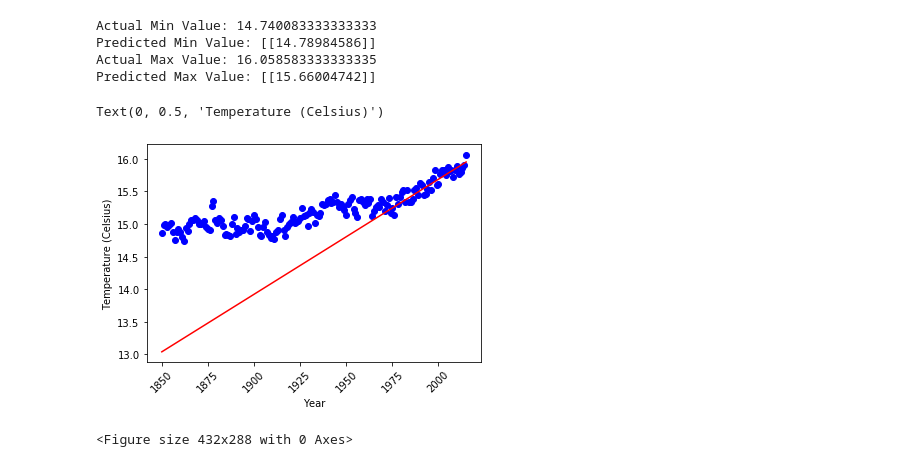
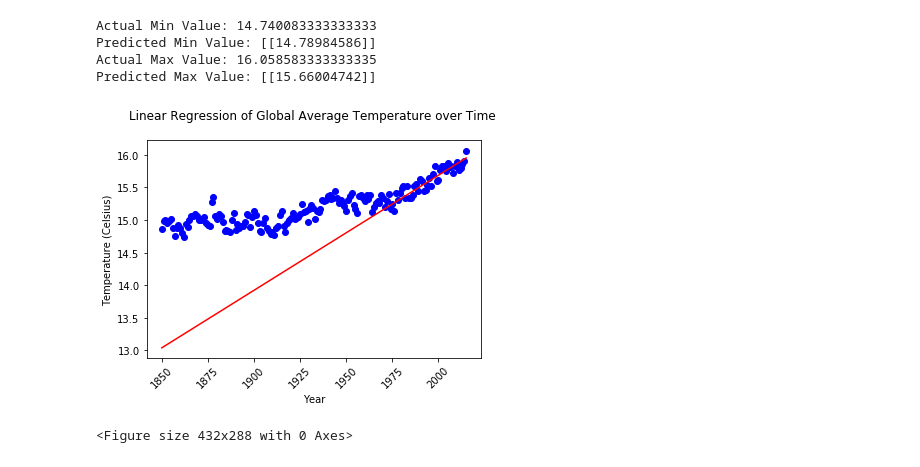
Before and after one commit to magcox5/climate_change_2038, a Jupyter notebook: x_Year_y_Temperature_correlation.ipynb, the cells around one changed output. Drawn from its saved outputs; the diff is of its cells as text; code cells hidden in the pictures.

```diff
--- a/x_Year_y_Temperature_correlation.ipynb
+++ b/x_Year_y_Temperature_correlation.ipynb
@@ -132,10 +137,12 @@ Predicted Max Value: [[15.66004742]]
 # %%
 plt.scatter(X, y, c='blue')
 plt.plot([x_min, x_max], [y_min, y_max], c='red')
 plt.xticks(rotation=45)
 plt.xlabel("Year")
 plt.ylabel("Temperature (Celsius)")
+plt.title("Linear Regression of Global Average Temperature over Time \n")
+fig2 = plt.gcf()
+fig2.savefig('images/Year_to_Temp_correlation.png', bbox_inches='tight')
 # %% [output]
-Text(0, 0.5, 'Temperature (Celsius)')
-[figure, old version]
+[figure, new version]
 # %%
```
Also changed, not shown: parts of 2 cells of this notebook, 11 other files.
